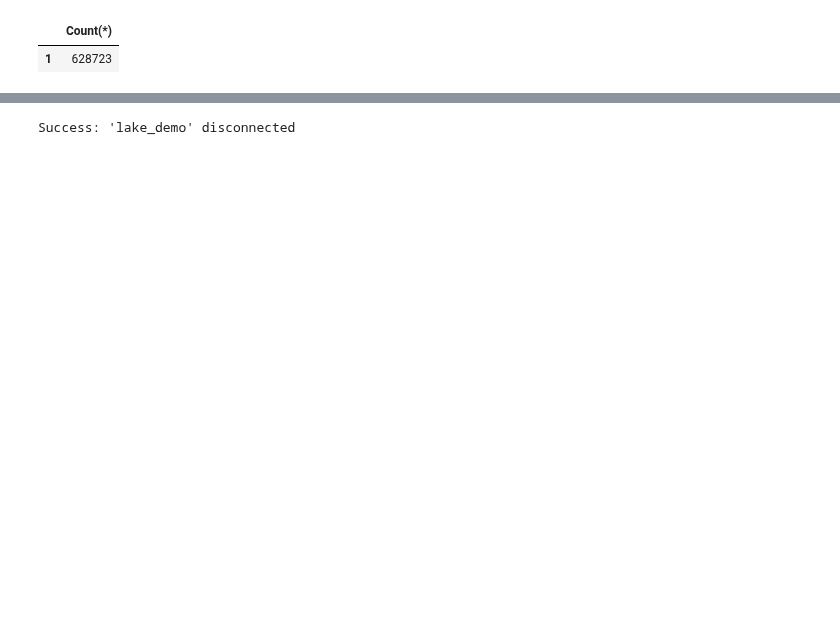
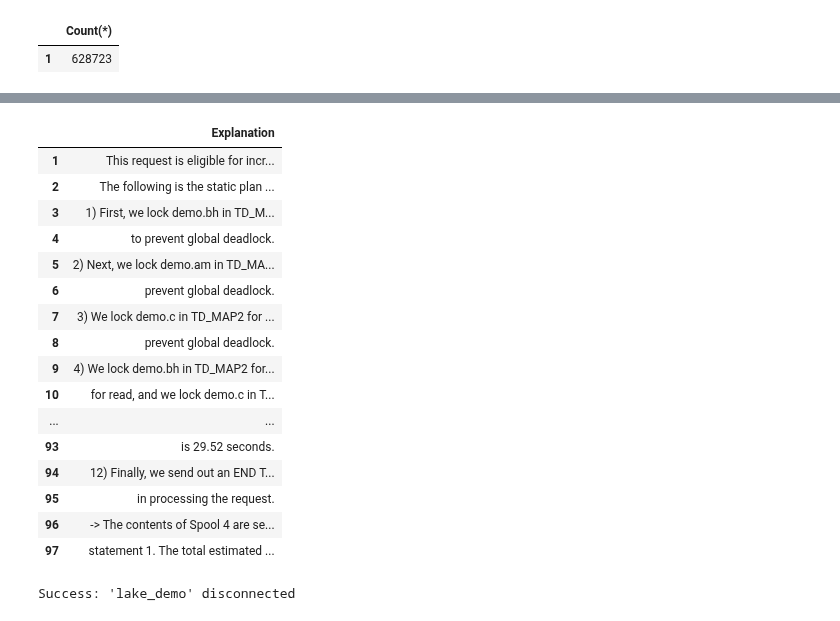
Before and after one commit to Teradata/lake-demos, a Jupyter notebook: Data_Engineering_Exploration.ipynb, the cells around one changed output, grey strips where cells are left out. Cells and saved outputs as stored; diff of their text form; code cells hidden in the pictures; blank space fills up the shorter version.

```diff
--- a/Data_Engineering_Exploration.ipynb
+++ b/Data_Engineering_Exploration.ipynb
@@ -572,3 +560,58 @@ SELECT * FROM NPATH
+# %%
+--EXPLAIN
+SELECT * FROM NPATH
+    (ON (
+        SELECT
+                bh.customer_identifier,
+                bh.interaction_session_number,
+                bh.interaction_timestamp,
+                bh.interaction_type,
+                txn.amount,
+                c.firstname,
+                c.lastname
+
+
+                FROM demo_schema.txn_history@fs_postgres txn, demo.Banking_History_S3 bh,
+                    demo.Customers_BFS c, demo.Accounts_Mapping_BFS am
+
+
+                WHERE txn.isFraud = 1 AND
+                    txn.nameOrig= am.nameOrig AND
+                    am.customer_identifier = bh.customer_identifier AND
+                    am.customer_identifier = c.customer_identifier
+        )
+
+        PARTITION BY interaction_session_number
+        ORDER BY interaction_timestamp
+    USING
+        MODE (NONOVERLAPPING)
+        SYMBOLS (TRUE AS A)
+        PATTERN ('A*')
+        RESULT (FIRST (interaction_timestamp of A) as start_time,
+                FIRST (customer_identifier of A) as customer_identifier,
+                FIRST (firstname of A) as firstname,
+                FIRST (lastname of A) as lastname,
+                FIRST (amount of A) as fraud_amount,
+                ACCUMULATE (interaction_type of ANY(A)) as path,
+                FIRST (interaction_session_number of A) as interaction_session_number ));
+# %% [output]
+|  | Explanation |
+| 1 | This request is eligible for incr... |
+| 2 | The following is the static plan ... |
+| 3 | 1) First, we lock demo.bh in TD_M... |
+| 4 | to prevent global deadlock. |
+| 5 | 2) Next, we lock demo.am in TD_MA... |
+| 6 | prevent global deadlock. |
+| 7 | 3) We lock demo.c in TD_MAP2 for ... |
+| 8 | prevent global deadlock. |
+| 9 | 4) We lock demo.bh in TD_MAP2 for... |
+| 10 | for read, and we lock demo.c in T... |
+| ... | ... |
+| 93 | is 29.52 seconds. |
+| 94 | 12) Finally, we send out an END T... |
+| 95 | in processing the request. |
+| 96 | -> The contents of Spool 4 are se... |
+| 97 | statement 1. The total estimated ... |
 # %%
 %disconnect lake_demo
 # %% [output]
```
Also changed, not shown: parts of 15 cells of this notebook, 5 other files.
